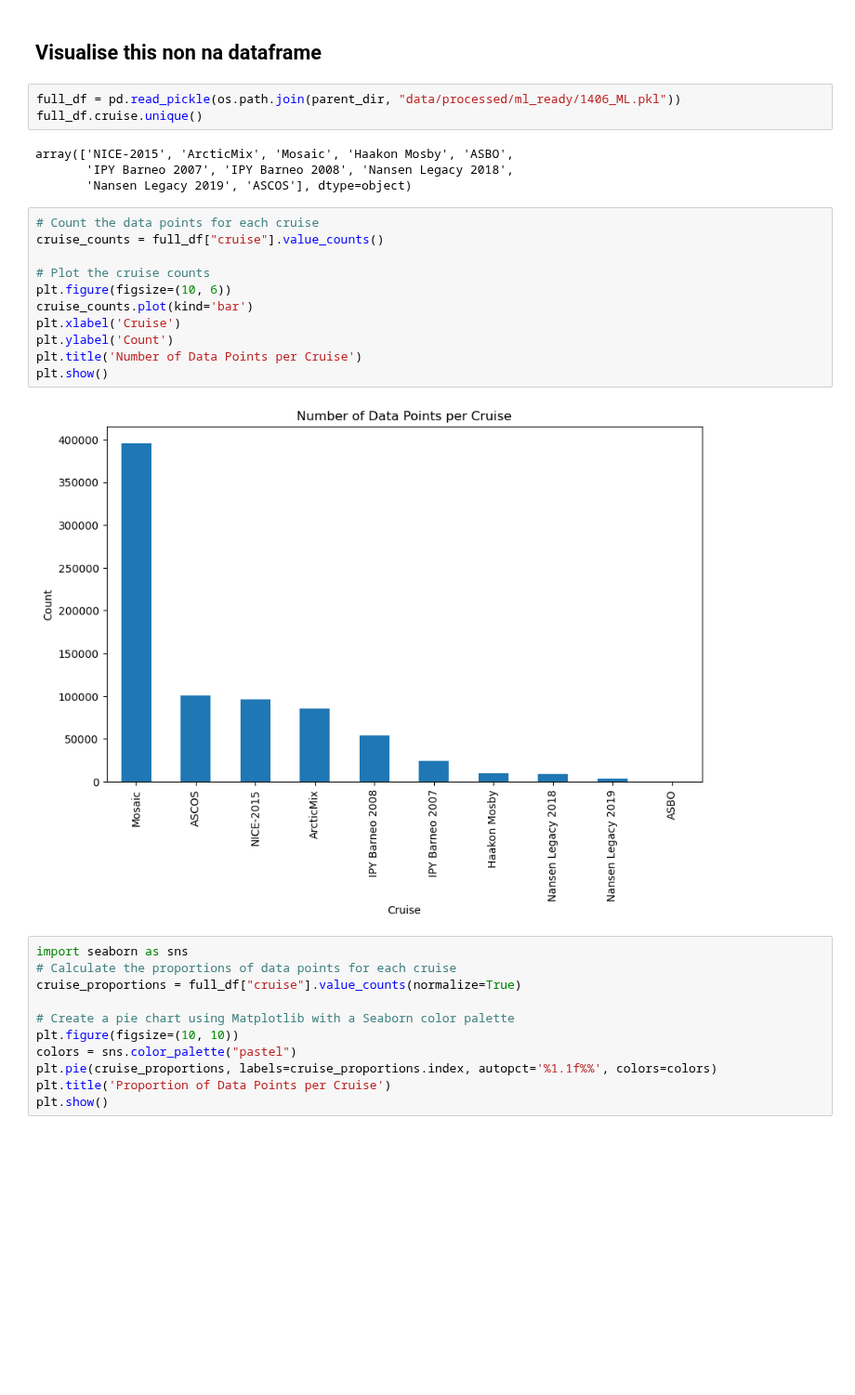
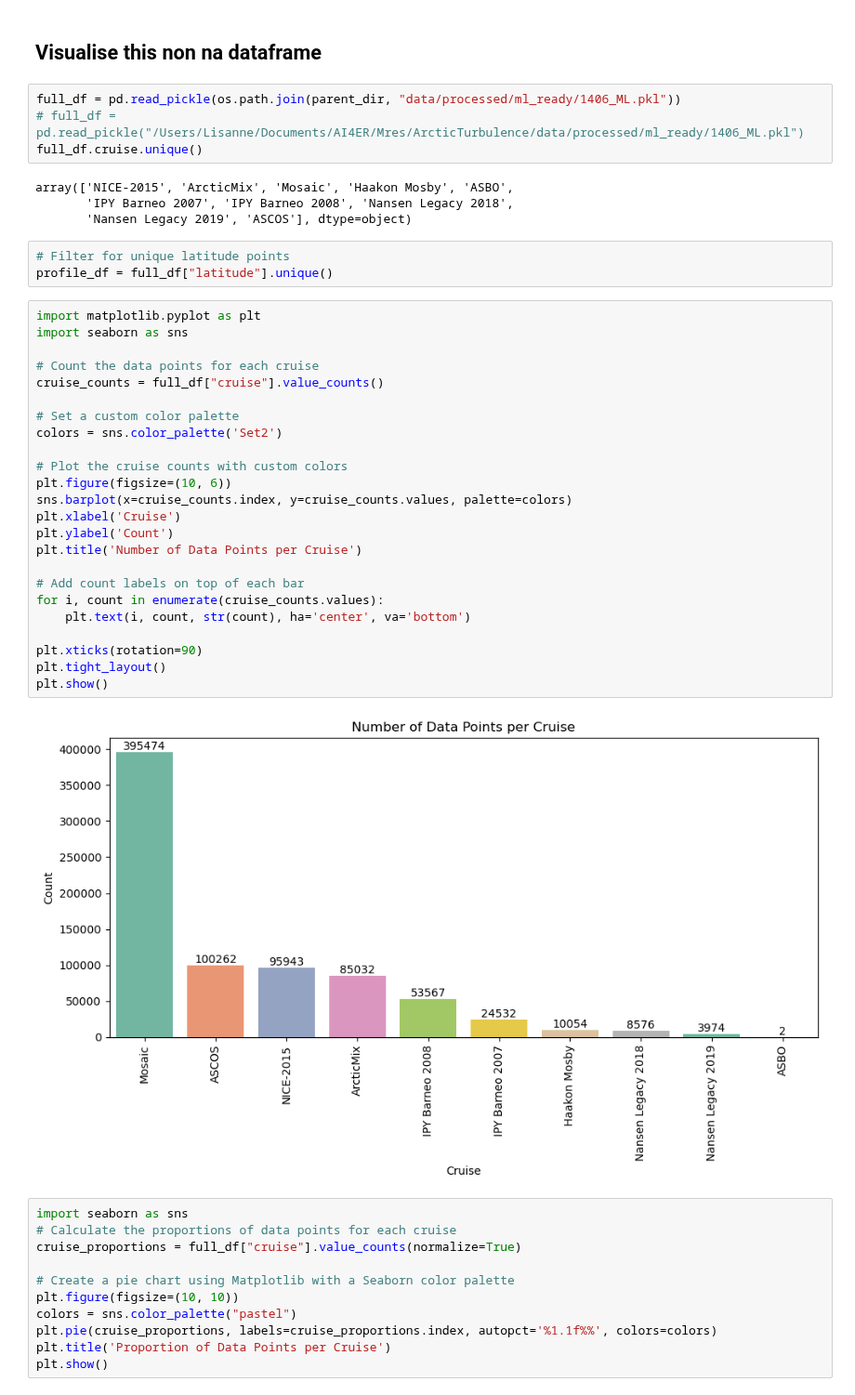
Before and after one commit to lisanneblok/ArcticTurbulence, a Jupyter notebook: notebooks/data_exploration/explore_df.ipynb, the cells around one changed output. Shown at 93% size. Drawn from its saved outputs; the diff is of its cells as text; blank space fills up the shorter version.

```diff
--- a/notebooks/data_exploration/explore_df.ipynb
+++ b/notebooks/data_exploration/explore_df.ipynb
@@ -30,24 +30,41 @@ parent_dir = get_parent_directory()
 ## Visualise this non na dataframe
 # %%
 full_df = pd.read_pickle(os.path.join(parent_dir, "data/processed/ml_ready/1406_ML.pkl"))
+# full_df = pd.read_pickle("/Users/Lisanne/Documents/AI4ER/Mres/ArcticTurbulence/data/processed/ml_ready/1406_ML.pkl")
 full_df.cruise.unique()
 # %% [output]
 array(['NICE-2015', 'ArcticMix', 'Mosaic', 'Haakon Mosby', 'ASBO',
        'IPY Barneo 2007', 'IPY Barneo 2008', 'Nansen Legacy 2018',
        'Nansen Legacy 2019', 'ASCOS'], dtype=object)
+# %%
+# Filter for unique latitude points
+profile_df = full_df["latitude"].unique()
 # %%
+import matplotlib.pyplot as plt
+import seaborn as sns
+
 # Count the data points for each cruise
 cruise_counts = full_df["cruise"].value_counts()
 
-# Plot the cruise counts
+# Set a custom color palette
+colors = sns.color_palette('Set2')
+
+# Plot the cruise counts with custom colors
 plt.figure(figsize=(10, 6))
-cruise_counts.plot(kind='bar')
+sns.barplot(x=cruise_counts.index, y=cruise_counts.values, palette=colors)
 plt.xlabel('Cruise')
 plt.ylabel('Count')
 plt.title('Number of Data Points per Cruise')
+
+# Add count labels on top of each bar
+for i, count in enumerate(cruise_counts.values):
+    plt.text(i, count, str(count), ha='center', va='bottom')
+
+plt.xticks(rotation=90)
+plt.tight_layout()
 plt.show()
 # %% [output]
-[figure, old version]
+[figure, new version]
 # %%
 import seaborn as sns
 # Calculate the proportions of data points for each cruise
```
Also changed, not shown: parts of 6 cells of this notebook, 17 other files.
